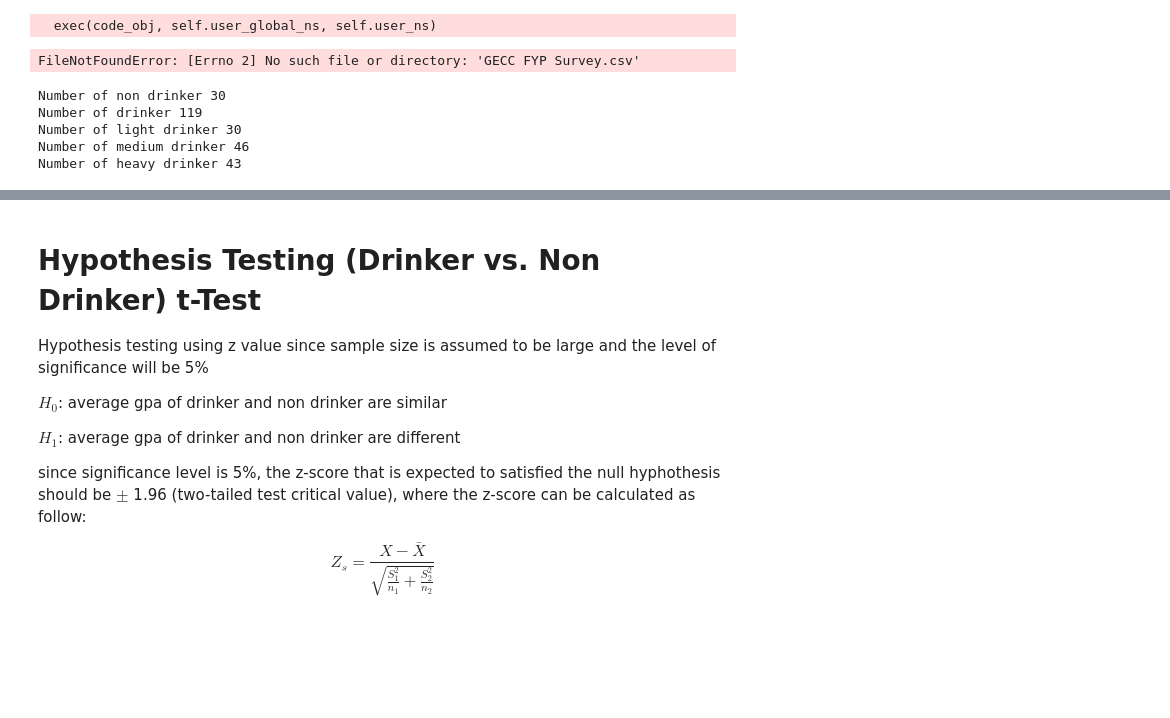
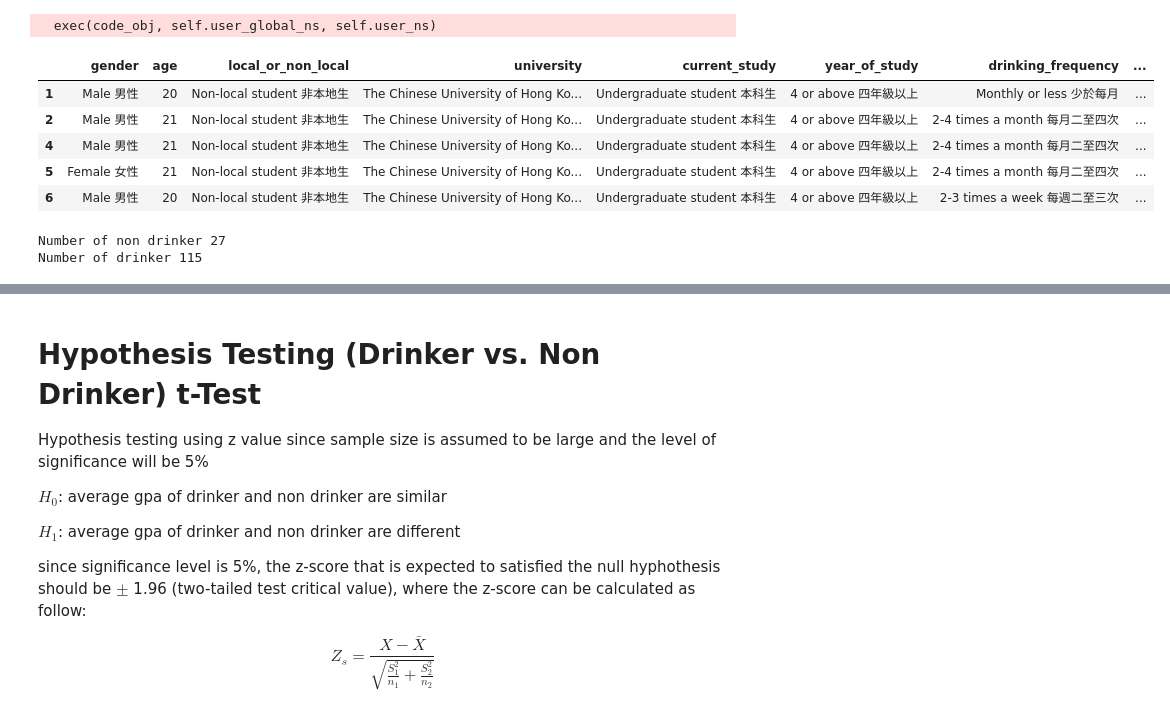
Before and after one commit to nicktanryo/gecc-fyp, a Jupyter notebook: analysis.ipynb, the cells around one changed output, grey strips where cells are left out. Saved outputs shown, nothing was run; the diff lists cells and outputs as text; code cells hidden in the pictures; blank space fills up the shorter version.

```diff
--- a/analysis.ipynb
+++ b/analysis.ipynb
@@ -37,53 +34,49 @@ df.columns = [
     "drinking_occasion",
     "attention_test",
     "drinking_frequency_before_examination",
     "gpa",
     "activity_1",
     "activity_2",
     "academic_achievements",
     "professional_examinations",
     "nationality_extra" # voided
     # nationality
 ]
 
 # fix nationality columns
 df["nationality"] = df.nationality_current.combine_first(df.nationality_extra)
 df.loc[ df["nationality"] == "Malaysian 馬來西亞", "nationality" ] = "Malaysia"
 df.loc[ df["nationality"] == "Philippine 菲律賓", "nationality" ] = "Philipine"
 df.loc[ df["nationality"] == "Indonesian 印尼", "nationality" ] = "Indonesia"
 df.drop(columns=["nationality_current", "nationality_extra"], inplace=True)
 
 # filter based on valid response
 df = df.loc[ df["attention_test"] == "Italian 義式" ]
-# df = df.loc[ df["gpa"] > 1 ]
+df = df.loc[ df["gpa"] > 1 ]
 df = df.loc[ (df.drinking_consumption_amount == 0) | ~(df.drinking_frequency == "Never 從來不飲用") ]
 df = df.loc[ ~(df["university"] == "UCL") ]
 
 # drop unnecessary columns
 df.drop(columns=["time", "attention_test"], inplace=True)
 
 df.head()
 # %% [output]
   exec(code_obj, self.user_global_ns, self.user_ns)
-FileNotFoundError: [Errno 2] No such file or directory: 'GECC FYP Survey.csv'
+|  | gender | age | local_or_non_local | university | current_study | year_of_study | drinking_frequency | ... |
+| 1 | Male 男性 | 20 | Non-local student 非本地生 | The Chinese University of Hong Ko... | Undergraduate student 本科生 | 4 or above 四年級以上 | Monthly or less 少於每月 | ... |
+| 2 | Male 男性 | 21 | Non-local student 非本地生 | The Chinese University of Hong Ko... | Undergraduate student 本科生 | 4 or above 四年級以上 | 2-4 times a month 每月二至四次 | ... |
+| 4 | Male 男性 | 21 | Non-local student 非本地生 | The Chinese University of Hong Ko... | Undergraduate student 本科生 | 4 or above 四年級以上 | 2-4 times a month 每月二至四次 | ... |
+| 5 | Female 女性 | 21 | Non-local student 非本地生 | The Chinese University of Hong Ko... | Undergraduate student 本科生 | 4 or above 四年級以上 | 2-4 times a month 每月二至四次 | ... |
+| 6 | Male 男性 | 20 | Non-local student 非本地生 | The Chinese University of Hong Ko... | Undergraduate student 本科生 | 4 or above 四年級以上 | 2-3 times a week 每週二至三次 | ... |
 # %%
 df_non_drinker  = df.loc[ df["drinking_consumption_amount"] == 0]
 df_drinker = df.loc[ ~(df["drinking_consumption_amount"] == 0)]
-df_light_drinker  = df.loc[ (df["drinking_consumption_amount"] <= DRINKING_CONSUMPTION_LIGHT) & (df["drinking_consumption_amount"] > 0)]
-df_medium_drinker = df.loc[ (df["drinking_consumption_amount"] <= DRINKING_CONSUMPTION_MEDIUM) & (df["drinking_consumption_amount"] > DRINKING_CONSUMPTION_LIGHT) ]
-df_heavy_drinker  = df.loc[ (df["drinking_consumption_amount"] <= DRINKING_CONSUMPTION_HEAVY) & (df["drinking_consumption_amount"] > DRINKING_CONSUMPTION_MEDIUM) ]
 
 print("Number of non drinker", len(df_non_drinker))
 print("Number of drinker", len(df_drinker))
-print("Number of light drinker", len(df_light_drinker))
-print("Number of medium drinker", len(df_medium_drinker))
-print("Number of heavy drinker", len(df_heavy_drinker))
 # %% [output]
-Number of non drinker 30
-Number of drinker 119
-Number of light drinker 30
-Number of medium drinker 46
-Number of heavy drinker 43
+Number of non drinker 27
+Number of drinker 115
 # %%
 # general overview drinker vs non drinker
 
```
Also changed, not shown: parts of 25 cells of this notebook.
